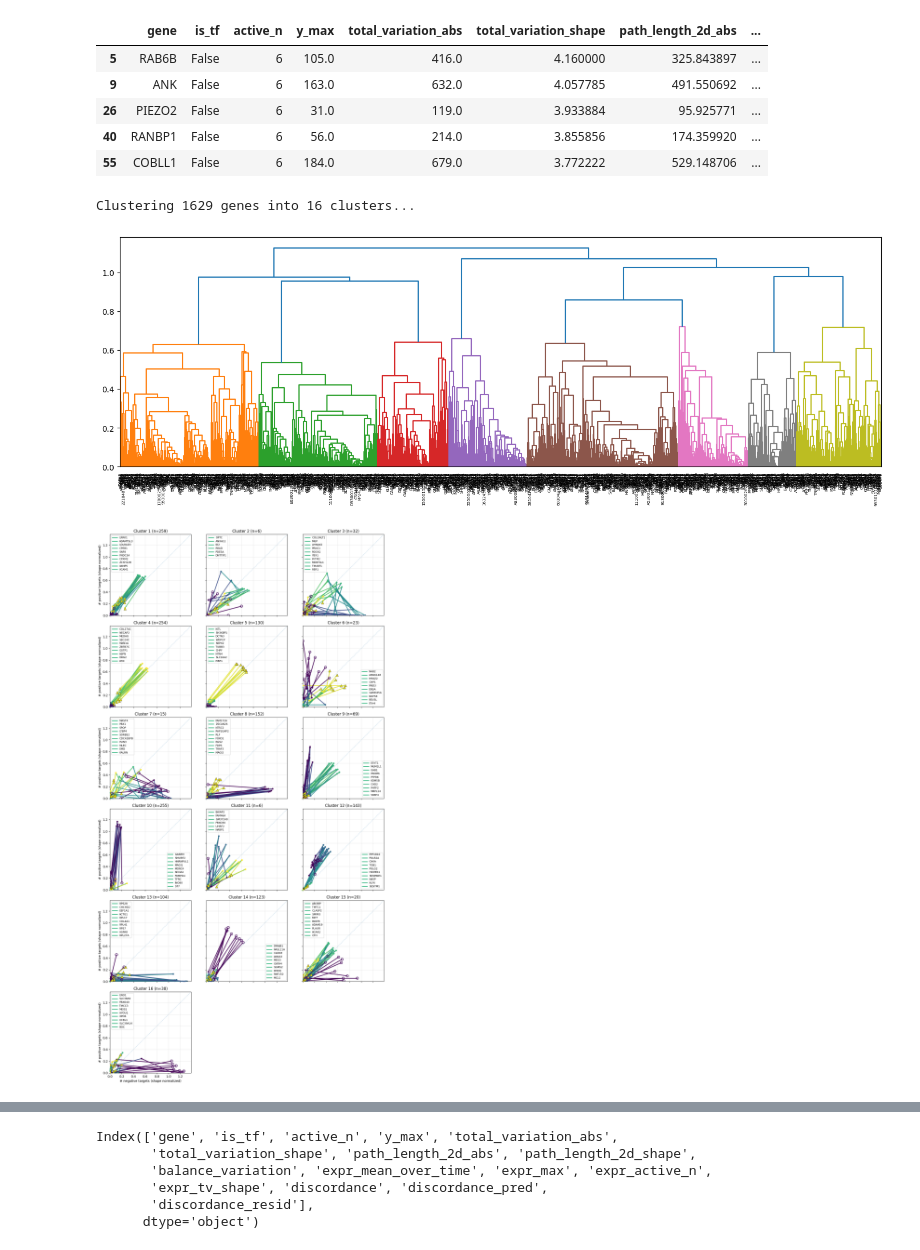
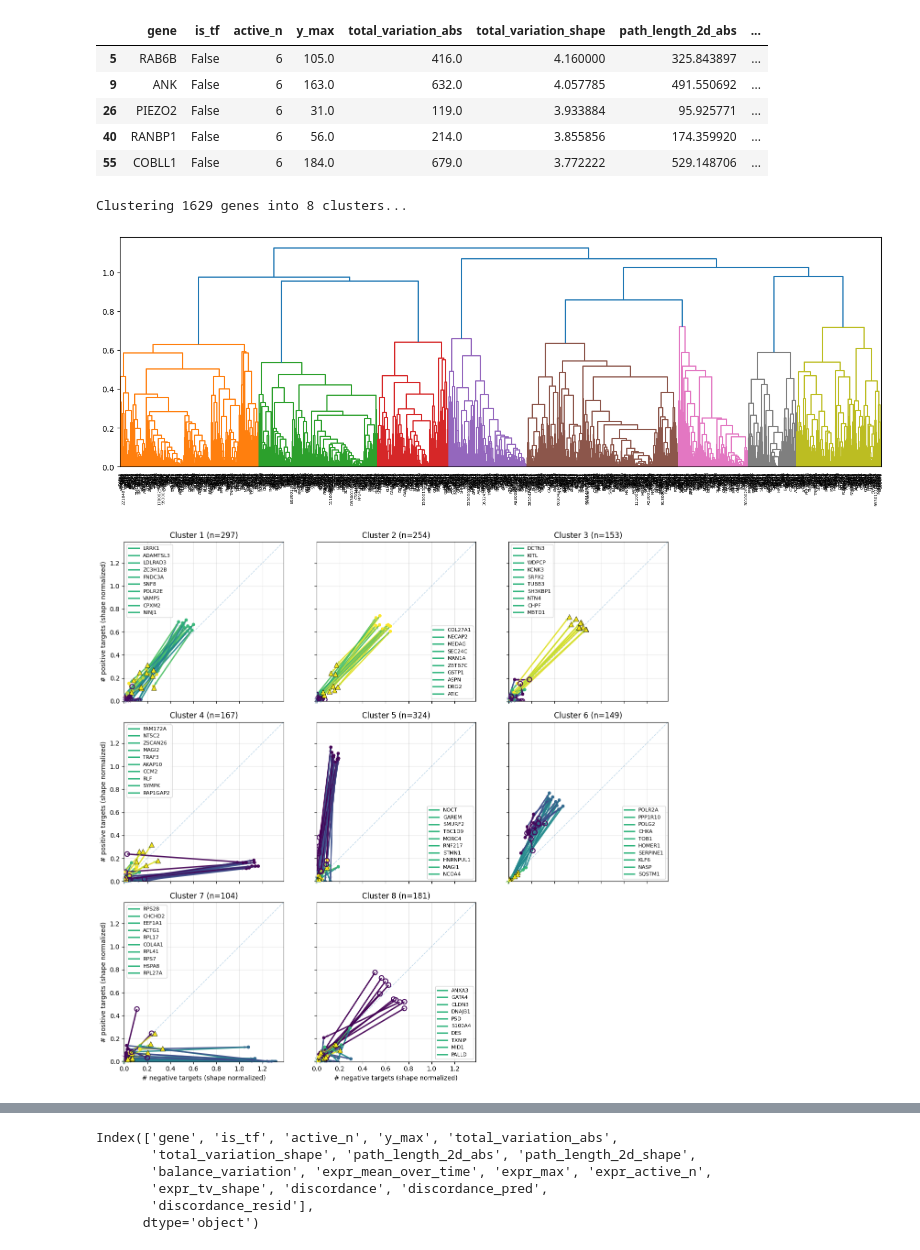
Before and after one commit to Clement-W/DynamicNetworkExplorer, a Jupyter notebook: temporal_network_analysis.ipynb, the cells around one changed output, grey strips where cells are left out. Drawn from its saved outputs; the diff is of its cells as text; code cells hidden in the pictures.

```diff
--- a/temporal_network_analysis.ipynb
+++ b/temporal_network_analysis.ipynb
@@ -682,12 +866,12 @@ metrics[(metrics["active_n"] >= 6) & (metrics["y_max"] > 5)].sort_values(by=["to
 | 40 | RANBP1 | False | 6 | 56.0 | 214.0 | 3.855856 | 174.359920 | ... |
 | 55 | COBLL1 | False | 6 | 184.0 | 679.0 | 3.772222 | 529.148706 | ... |
 # %%
-X_A, Z_A, clusters_A = cluster_A(gene_counts, n_clusters=16, only_tf=False, min_y_max=5, min_active_n=5)
+X_A, Z_A, clusters_A = cluster_A(gene_counts, n_clusters=8, only_tf=False, min_y_max=5, min_active_n=5)
 plot_dendrogram_A(Z_A, X_A.index)
 reps_A = plot_cluster_examples(gene_counts, X_A, clusters_A, n_per_cluster=10, normalize=True)
 # %% [output]
-Clustering 1629 genes into 16 clusters...
+Clustering 1629 genes into 8 clusters...
 [figure]
-[figure, old version]
+[figure, new version]
 # %%
 path_adata = "/Users/cweinrei/Documents/temporalGRN/data/CAD/training_ready/test_case_CAD_04Mar.h5ad"
```
Also changed, not shown: parts of 25 cells of this notebook, 2 other files.
